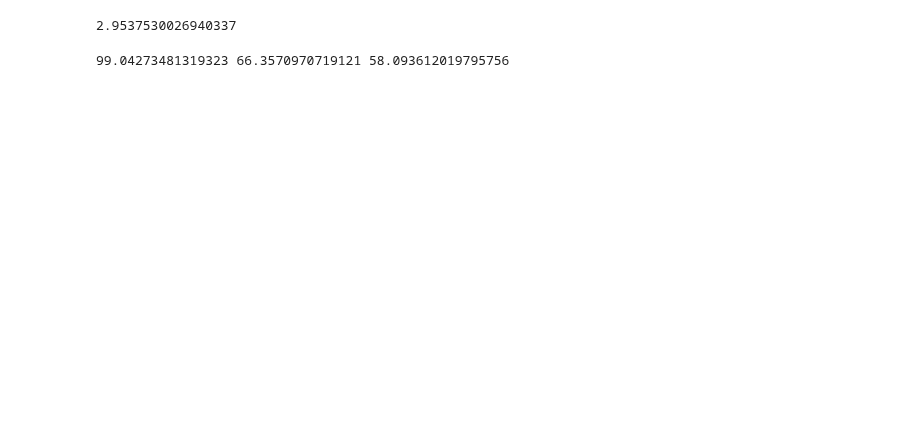
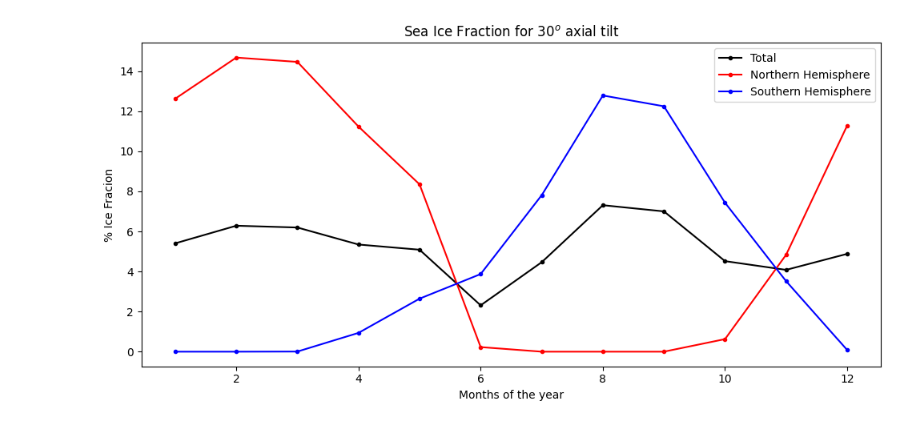
Before and after one commit to hannahw0od/habitability, a Jupyter notebook: plots.ipynb, the cells around one changed output. Drawn from its saved outputs; the diff is of its cells as text; code cells hidden in the pictures; blank space fills up the shorter version.

Commit message:
update plotting and calc function to include SST

```diff
--- a/plots.ipynb
+++ b/plots.ipynb
@@ -23,5 +8,0 @@ ice_shem = []
-# %%
-fraction = SeaIceCalc.ice_frac(ds_crop,lat=slice(24,48))
-print(fraction)
-# %% [output]
-2.9537530026940337
@@ -30,7 +9,18 @@ from calculator import Habitability
-# %%
-fraction_sm = Habitability.fraction(ds_crop, "sm")
-fraction_st = Habitability.fraction(ds_crop, "st")
-fraction_tsurf = Habitability.fraction(ds_crop, "tsurf")
-print(fraction_sm, fraction_st, fraction_tsurf)
-# %% [output]
-99.04273481319323 66.3570970719121 58.093612019795756
+# %%
+ice_tot = []
+ice_nhem = []
+ice_shem = []
+
+st_tot = []
+st_nhem = []
+st_shem = []
+
+sm_tot = []
+sm_nhem = []
+sm_shem = []
+
+tsurf_tot = []
+tsurf_nhem = []
+tsurf_shem = []
+
+months = []
@@ -36,0 +81,14 @@ print(fraction_sm, fraction_st, fraction_tsurf)
+# %%
+fig = plt.figure(figsize=(10, 5))
+plt.plot(months, ice_tot, marker='.', color='black', label="Total")
+plt.plot(months, ice_nhem, marker='.', color='red', label="Northern Hemisphere")
+plt.plot(months, ice_shem, marker='.', color ='blue', label="Southern Hemisphere")
+
+plt.xlabel('Months of the year')
+plt.ylabel('% Ice Fracion')
+plt.title("Sea Ice Fraction for 30$^o$ axial tilt")
+plt.legend()
+plt.tight_layout()
+plt.show()
+# %% [output]
+[figure, added]
```
Also changed, not shown: parts of 10 cells of this notebook, 2 other files.
